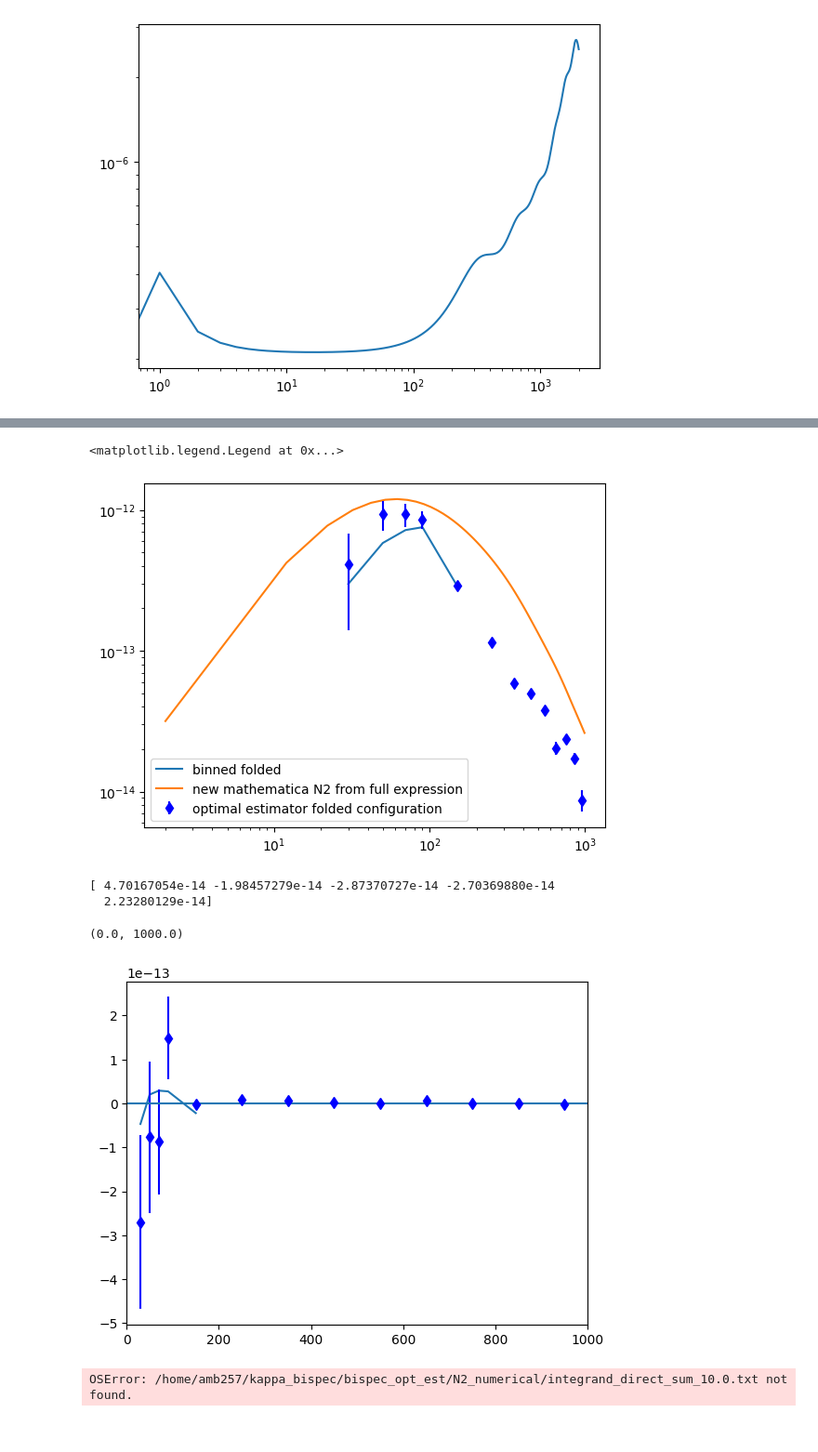
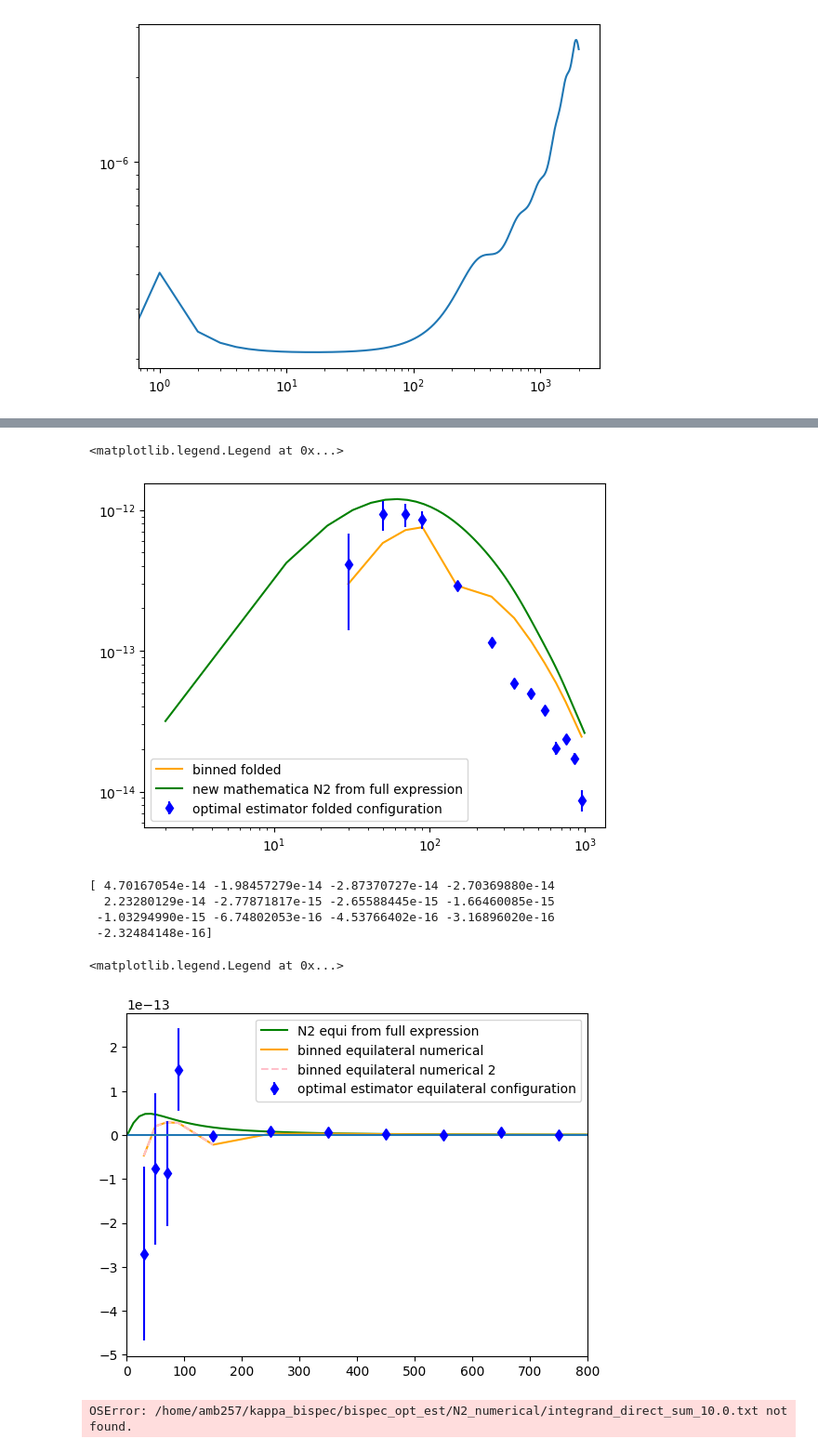
Before and after one commit to aleksandrbowkis/bispec_opt_est, a Jupyter notebook: N2_numerical/N2_tests.ipynb, the cells around one changed output, grey strips where cells are left out. Shown: that part at 93% size. Drawn from its saved outputs; the diff is of its cells as text; code cells hidden in the pictures.

```diff
--- a/N2_numerical/N2_tests.ipynb
+++ b/N2_numerical/N2_tests.ipynb
@@ -181,28 +166,37 @@ plt.legend()
 # %%
 # test full expression for folded configuration note the full_N2_series_integral.py script computes this for KAPPA
 L_newmath_full, N2_fold_newmath_full = np.loadtxt('/home/amb257/kappa_bispec/bispec_opt_est/N2_numerical/Binning_effects/outputs/foldN2_from_full_int.txt')
-Lfac_bin_fold = 1/8 * (L_test_fold*(L_test_fold+1)) * (L_test_fold/2*(L_test_fold/2+1))**2
-plt.loglog(bin_mid_fld, binning_test_fld, label = 'binned folded')
+#Lfac_bin_fold = 1/8 * (L_test_fold*(L_test_fold+1)) * (L_test_fold/2*(L_test_fold/2+1))**2
+plt.loglog(bin_mid_fld, binning_test_fld, color = 'orange', label = 'binned folded')
 #plt.loglog(L_test_fold, N2_fold_full_test, label = 'test fold from full expression')
-plt.loglog(L_newmath_full, N2_fold_newmath_full, label = 'new mathematica N2 from full expression')
+plt.loglog(L_newmath_full, N2_fold_newmath_full, color = 'green', label = 'new mathematica N2 from full expression')
 plt.errorbar(L_opt_fold, -1*opt_est_fold, yerr = err_fold, fmt='bd', label = 'optimal estimator folded configuration')
 #plt.loglog(L_newmathematica, 1/8*Lfac_mathematica * fold_N2_newmathematica, label='fold new mathematica direct calc')
 plt.legend()
+# Perhaps the series expansion stops being valid beyond L=200? Maybe there are other terms that partially cancel the dominant term?
 # %% [output]
 <matplotlib.legend.Legend at 0x...>
-[figure, old version]
+[figure, new version]
 # %%
-bin_mid, binning_test = np.load('/home/amb257/kappa_bispec/bispec_opt_est/N2_numerical/Binning_effects/outputs/binned_equilateral.npy')
+bin_mid_eq, binning_eq = np.load('/home/amb257/kappa_bispec/bispec_opt_est/N2_numerical/Binning_effects/outputs/binned_equilateral.npy')
+bin_mid_eq_2, binning_eq_2 = np.load('/home/amb257/kappa_bispec/bispec_opt_est/N2_numerical/Binning_effects/outputs/binned_equilateral_2.npy')
+
 print(binning_test)
-plt.plot(bin_mid, -1* binning_test)
-plt.errorbar(L_opt_equi, opt_est_equi, yerr = err_equi, fmt='bd', label = 'optimal estimator folded configuration')
+plt.plot(L_equi_from_full, -1*N2_equi_full, color = 'green', label = 'N2 equi from full expression')
+plt.plot(bin_mid_eq, -1* binning_eq, color = 'orange', label = 'binned equilateral numerical')
+plt.plot(bin_mid_eq_2, -1* binning_eq_2, color = 'pink', ls = '--', label = 'binned equilateral numerical 2')
+plt.errorbar(L_opt_equi, opt_est_equi, yerr = err_equi, fmt='bd', label = 'optimal estimator equilateral configuration')
 plt.hlines(0, 0, 1000)
-plt.xlim(0,1000)
+plt.xlim(0,800)
+#plt.ylim(-2.4e-14, 1.5e-14)
+plt.legend()
 # %% [output]
 [ 4.70167054e-14 -1.98457279e-14 -2.87370727e-14 -2.70369880e-14
-  2.23280129e-14]
+  2.23280129e-14 -2.77871817e-15 -2.65588445e-15 -1.66460085e-15
+ -1.03294990e-15 -6.74802053e-16 -4.53766402e-16 -3.16896020e-16
+ -2.32484148e-16]
-(0.0, 1000.0)
+<matplotlib.legend.Legend at 0x...>
-[figure, old version]
+[figure, new version]
 # %%
 # Load in the integrand used for the direct sum calculation
 ell, integrand = np.loadtxt('/home/amb257/kappa_bispec/bispec_opt_est/N2_numerical/integrand_direct_sum_10.0.txt')
```
Also changed, not shown: parts of 2 cells of this notebook, 9 other files.
